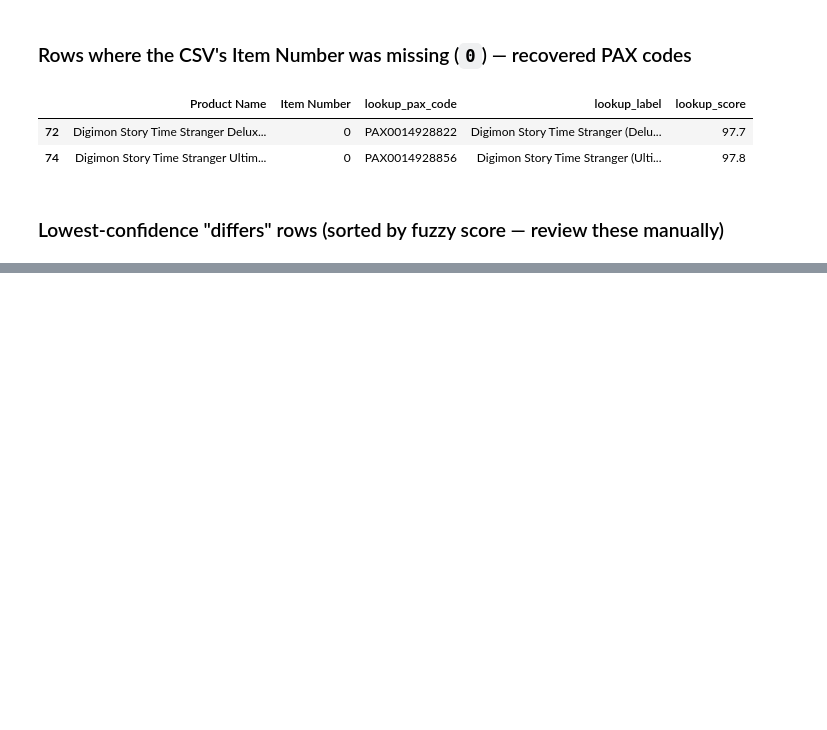
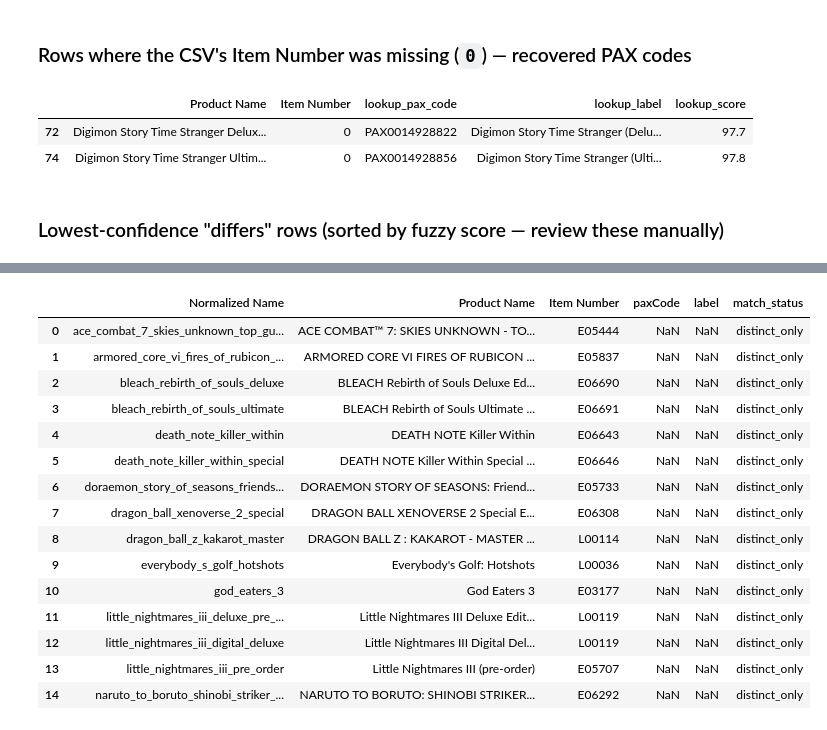
Before and after one commit to christopher-drews/bandai-data-analysis, a Jupyter notebook: royalty_analysis.ipynb, the cells around one changed output, grey strips where cells are left out. Drawn from its saved outputs; the diff is of its cells as text; code cells hidden in the pictures; blank space fills up the shorter version.

```diff
--- a/royalty_analysis.ipynb
+++ b/royalty_analysis.ipynb
@@ -529,0 +546,6 @@ pax[pax['match_status'] == 'csv_invalid'][['Product Name', 'Item Number', 'looku
+# %%
+bandai = pd.read_csv("bandai_products.csv", dtype=str)
+bandai["Normalized Name"] = bandai["label"].map(normalize_name)
+bandai.to_csv("bandai_products.csv", index=False)
+print(f"bandai_products.csv: {len(bandai)} rows, {bandai['Normalized Name'].nunique()} distinct normalized names")
+bandai.head()
@@ -529,0 +560,61 @@ pax[pax['match_status'] == 'csv_invalid'][['Product Name', 'Item Number', 'looku
+# %%
+merged = distinct.merge(
+    bandai,
+    on="Normalized Name",
+    how="outer",
+    indicator="match_status",
+)
+merged["match_status"] = merged["match_status"].map({
+    "both": "matched",
+    "left_only": "distinct_only",
+    "right_only": "bandai_only",
+})
+merged = merged[
+    ["Normalized Name", "Product Name", "Item Number", "paxCode", "label", "match_status"]
+].sort_values(["match_status", "Normalized Name"]).reset_index(drop=True)
+
+print("merge breakdown:")
+print(merged["match_status"].value_counts().to_string())
+print(f"\nrows: {len(merged)}")
+print(f"distinct products matched: "
+      f"{merged.loc[merged['match_status']=='matched','Normalized Name'].nunique()} "
+      f"/ {distinct['Normalized Name'].nunique()}")
+
+out = Path("distinct_products_bandai_match.csv")
+merged.to_csv(out, index=False)
+print(f"\nWrote {out.resolve()}")
+
+# Build a Normalized Name → comma-joined paxCodes lookup (matched rows only).
+# When a slug has several PAX entries (regional / version variants), join them
+# with ", ".  Reused below to enrich distinct/SRP/promo CSVs.
+pax_per_slug = (
+    merged[merged["match_status"] == "matched"]
+    .groupby("Normalized Name")["paxCode"]
+    .agg(lambda s: ", ".join(sorted(set(s.dropna()))))
+)
+
+# 1. distinct_products.csv — one row per product, with all matching PAX codes.
+distinct_with_pax = distinct.copy()
+distinct_with_pax["paxCode"] = (
+    distinct_with_pax["Normalized Name"].map(pax_per_slug).fillna("")
+)
+distinct_with_pax.to_csv("distinct_products.csv", index=False)
+print(f"Updated distinct_products.csv with paxCode column "
+      f"({(distinct_with_pax['paxCode'] != '').sum()} / {len(distinct_with_pax)} matched)")
+
+# 2. product_srp_history.csv — re-save with paxCode on each run row.
+srp_with_pax = srp_history.drop(columns=["start_date", "end_date"]).copy()
+srp_with_pax["paxCode"] = srp_with_pax["Normalized Name"].map(pax_per_slug).fillna("")
+srp_with_pax.to_csv("product_srp_history.csv", index=False)
+print(f"Updated product_srp_history.csv with paxCode column "
+      f"({(srp_with_pax['paxCode'] != '').sum()} / {len(srp_with_pax)} runs matched)")
+
+# 3. product_promo_history.csv — same enrichment.
+promo_with_pax = promo_history.drop(columns=["start_date", "end_date"]).copy()
+promo_with_pax["paxCode"] = promo_with_pax["Normalized Name"].map(pax_per_slug).fillna("")
+promo_with_pax.to_csv("product_promo_history.csv", index=False)
+print(f"Updated product_promo_history.csv with paxCode column "
+      f"({(promo_with_pax['paxCode'] != '').sum()} / {len(promo_with_pax)} runs matched)")
+
+merged.head(15)
+# %% [output]
@@ -529,0 +634,16 @@ pax[pax['match_status'] == 'csv_invalid'][['Product Name', 'Item Number', 'looku
+|  | Normalized Name | Product Name | Item Number | paxCode | label | match_status |
+| 0 | ace_combat_7_skies_unknown_top_gu... | ACE COMBAT™ 7: SKIES UNKNOWN - TO... | E05444 | NaN | NaN | distinct_only |
+| 1 | armored_core_vi_fires_of_rubicon_... | ARMORED CORE VI FIRES OF RUBICON ... | E05837 | NaN | NaN | distinct_only |
+| 2 | bleach_rebirth_of_souls_deluxe | BLEACH Rebirth of Souls Deluxe Ed... | E06690 | NaN | NaN | distinct_only |
+| 3 | bleach_rebirth_of_souls_ultimate | BLEACH Rebirth of Souls Ultimate ... | E06691 | NaN | NaN | distinct_only |
+| 4 | death_note_killer_within | DEATH NOTE Killer Within | E06643 | NaN | NaN | distinct_only |
+| 5 | death_note_killer_within_special | DEATH NOTE Killer Within Special ... | E06646 | NaN | NaN | distinct_only |
+| 6 | doraemon_story_of_seasons_friends... | DORAEMON STORY OF SEASONS: Friend... | E05733 | NaN | NaN | distinct_only |
+| 7 | dragon_ball_xenoverse_2_special | DRAGON BALL XENOVERSE 2 Special E... | E06308 | NaN | NaN | distinct_only |
+| 8 | dragon_ball_z_kakarot_master | DRAGON BALL Z : KAKAROT - MASTER ... | L00114 | NaN | NaN | distinct_only |
+| 9 | everybody_s_golf_hotshots | Everybody's Golf: Hotshots | L00036 | NaN | NaN | distinct_only |
+| 10 | god_eaters_3 | God Eaters 3 | E03177 | NaN | NaN | distinct_only |
+| 11 | little_nightmares_iii_deluxe_pre_... | Little Nightmares III Deluxe Edit... | L00119 | NaN | NaN | distinct_only |
+| 12 | little_nightmares_iii_digital_deluxe | Little Nightmares III Digital Del... | L00119 | NaN | NaN | distinct_only |
+| 13 | little_nightmares_iii_pre_order | Little Nightmares III (pre-order) | E05707 | NaN | NaN | distinct_only |
+| 14 | naruto_to_boruto_shinobi_striker_... | NARUTO TO BORUTO: SHINOBI STRIKER... | E06292 | NaN | NaN | distinct_only |
```
Also changed, not shown: parts of 8 cells of this notebook, 5 other files.
